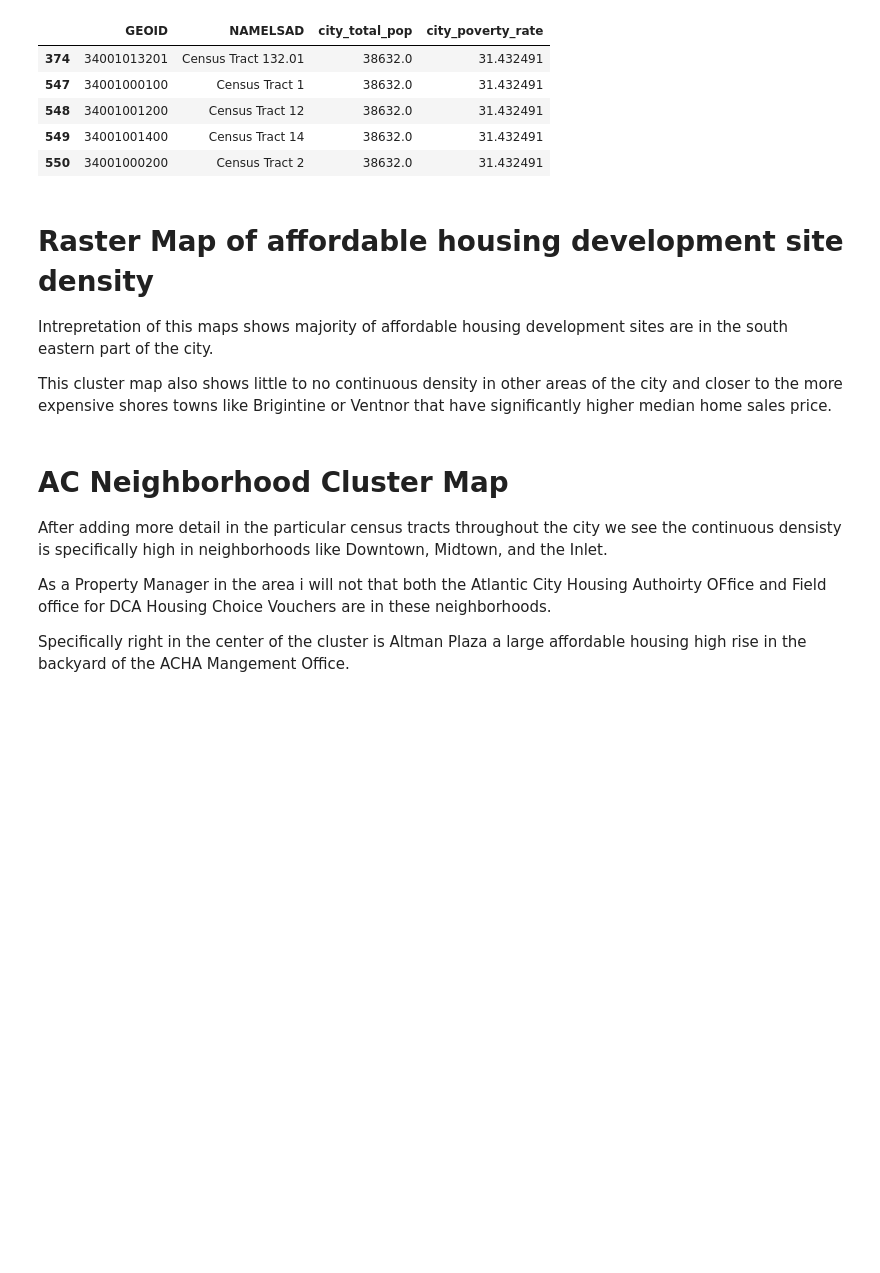
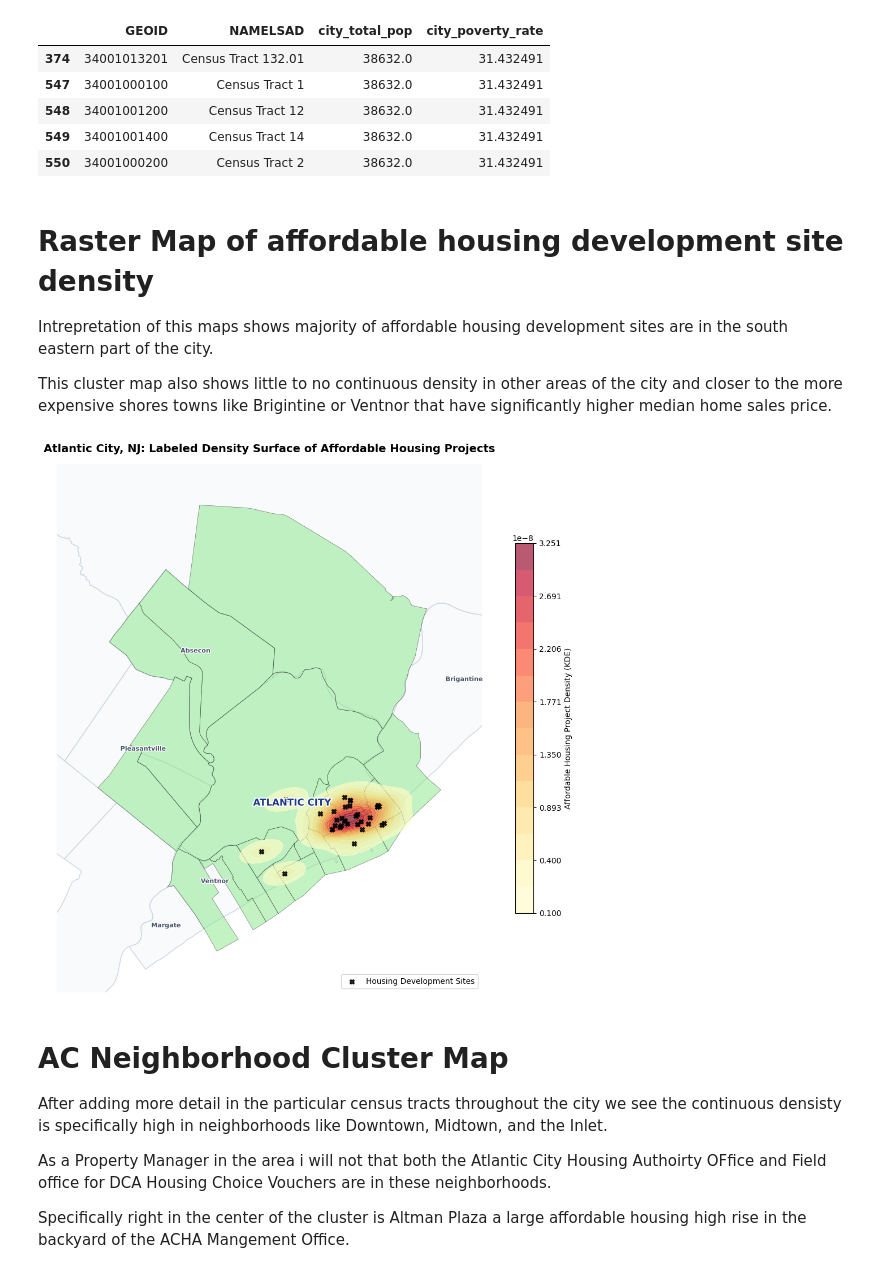
Before and after one commit to Anjanique-Knight/AjGIS, a Jupyter notebook: PS3_GIS.ipynb, the cells around one changed output. Drawn from its saved outputs; the diff is of its cells as text; code cells hidden in the pictures; blank space fills up the shorter version.

```diff
--- a/PS3_GIS.ipynb
+++ b/PS3_GIS.ipynb
@@ -863,6 +863,100 @@ ac_tracts_final["housing_dev_count"] = ac_tracts_final[
 Intrepretation of this maps shows majority of affordable housing development sites are in the south eastern part of the city.
 
 This cluster map also shows little to no continuous density in other areas of the city and closer to the more expensive shores towns like Brigintine or Ventnor that have significantly higher median home sales price.
+# %%
+import geopandas as gpd
+import matplotlib.pyplot as plt
+import seaborn as sns
+from matplotlib.patheffects import withStroke
+
+# 1. Project datasets to local CRS
+ac_housing = ATLgeo_full[ATLgeo_full['clean_city'] == 'atlantic city'].copy()
+ac_housing_proj = ac_housing.to_crs('EPSG:3424')
+ac_tracts_proj = ac_tracts_fixed.to_crs('EPSG:3424')
+ac_boundary_proj = ac_boundary_3424.to_crs('EPSG:3424')
+
+# Get surrounding municipalities to draw boundaries and labels
+ac_buffer = ac_boundary_proj.geometry.buffer(10000)
+surrounding_mun = atlantic_mun_gdf[atlantic_mun_gdf.to_crs('EPSG:3424').intersects(ac_buffer.union_all())].copy()
+
+x_coords = ac_housing_proj.geometry.x
+y_coords = ac_housing_proj.geometry.y
+
+# 2. Build the Density Surface Plot
+fig, ax = plt.subplots(figsize=(12, 10))
+
+# Plot surrounding municipal boundaries
+surrounding_mun.to_crs('EPSG:3424').plot(ax=ax, color='#f8fafc', edgecolor='#cbd5e1', linewidth=1)
+
+# Base Layer: Atlantic City Census Tract Boundaries
+ac_tracts_proj.plot(ax=ax, facecolor='#88E788', edgecolor='black', linewidth=0.5, alpha=0.5)
+
+# Continuous Raster Layer: 2D KDE Heatmap
+sns.kdeplot(
+    x=x_coords,
+    y=y_coords,
+    ax=ax,
+    fill=True,
+    cmap='YlOrRd',
+    alpha=0.65,
+    thresh=0.05,
+    levels=15,
+    cbar=True,
+    cbar_kws={
+        'label': 'Affordable Housing Project Density (KDE)',
+        'shrink': 0.7,
+    }
+)
+
+# Point Overlay: Individual Geocoded Housing Project Sites
+ac_housing_proj.plot(
+    ax=ax,
+    marker='X',
+    color='black',
+    markersize=35,
+    alpha=0.85,
+    label='Housing Development Sites'
+)
+
+# 3. Label Municipalities & Atlantic City
+centroids = surrounding_mun.to_crs('EPSG:3424').geometry.centroid
+for x, y, label in zip(centroids.x, centroids.y, surrounding_mun.MUN_LABEL):
+    clean_label = label.replace(' Borough', '').replace(' City', '').replace(' Township', '')
+    if clean_label.lower() != 'atlantic':
+        ax.annotate(
+            clean_label,
+            xy=(x, y),
+            horizontalalignment='center',
+            fontsize=8,
+            color='#475569',
+            weight='bold',
+            path_effects=[withStroke(linewidth=2, foreground='white')]
+        )
+
+# Add prominent label for Atlantic City itself
+ac_centroid = ac_boundary_proj.geometry.centroid.iloc[0]
+ax.annotate(
+    'ATLANTIC CITY',
+    xy=(ac_centroid.x, ac_centroid.y - 3000),
+    horizontalalignment='center',
+    fontsize=12,
+    color='#1e3a8a',
+    weight='black',
+    path_effects=[withStroke(linewidth=3, foreground='white')]
+)
+
+# 4. Zoom Extent & Formatting
+minx, miny, maxx, maxy = ac_tracts_proj.total_bounds
+ax.set_xlim(minx - 5000, maxx + 5000)
+ax.set_ylim(miny - 5000, maxy + 5000)
+
+plt.title('Atlantic City, NJ: Labeled Density Surface of Affordable Housing Projects', fontsize=14, fontweight='bold', pad=15)
+plt.legend(loc='lower right', frameon=True, facecolor='white')
+plt.axis('off')
+plt.tight_layout()
+plt.show()
+# %% [output]
+[figure, added]
 # %% [markdown]
 # AC Neighborhood Cluster Map
 
```
